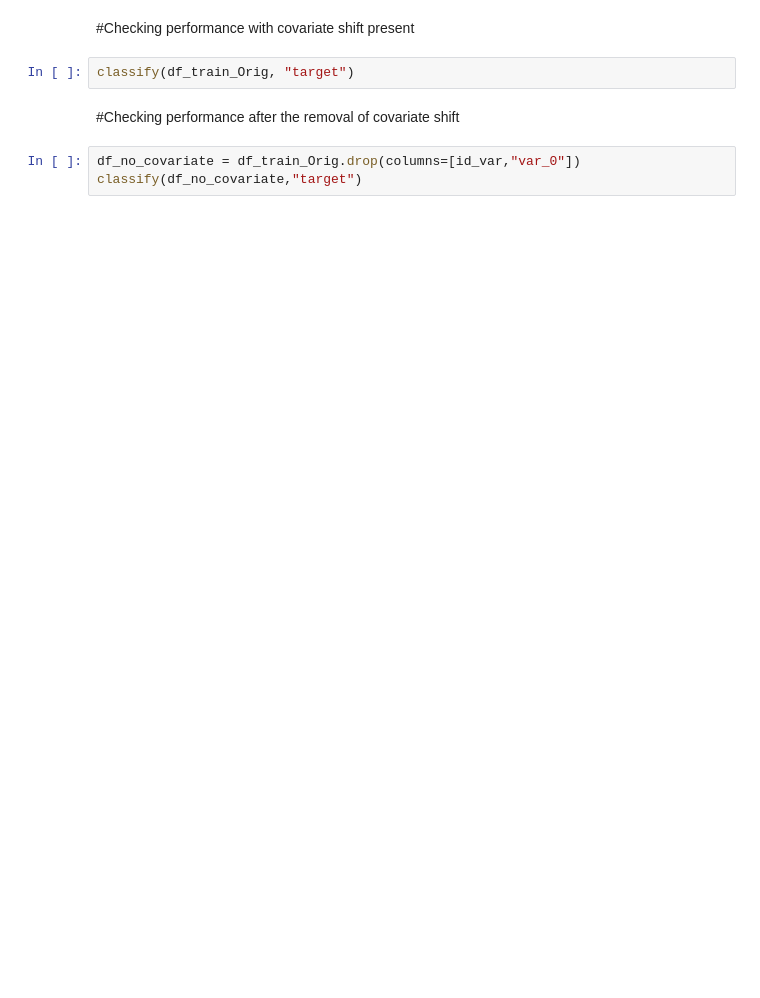
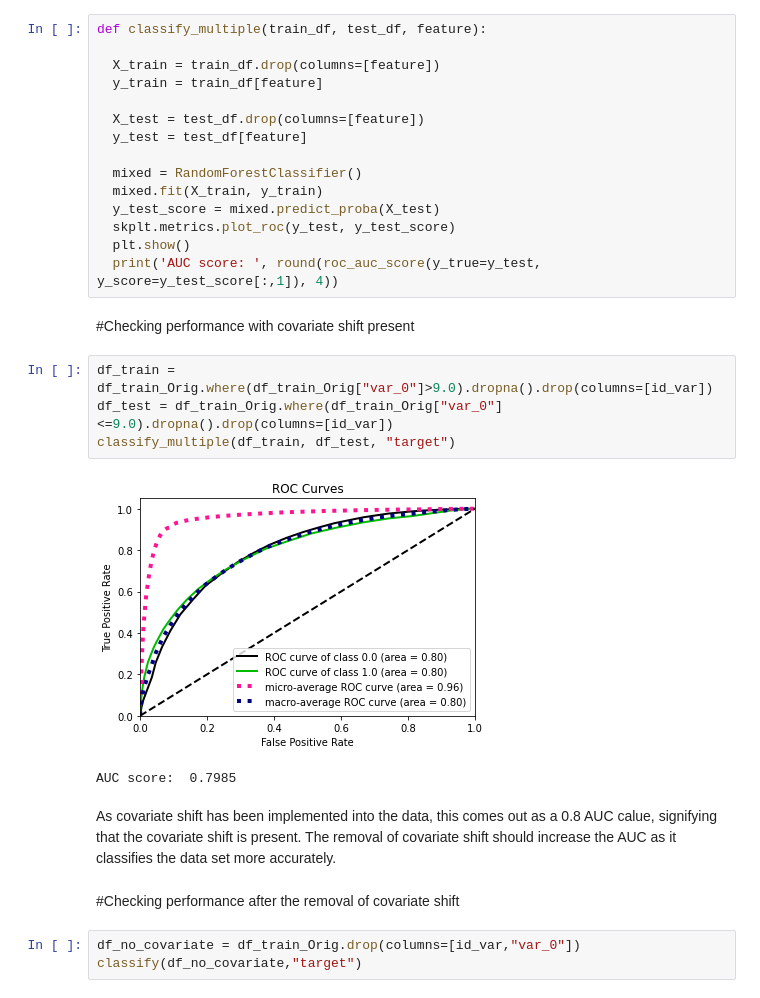
Before and after one commit to kacperkurowski/CE888, a Jupyter notebook: Assignment/Santander-Customer-Transaction-Prediction.ipynb, the cells around one changed output. Drawn from its saved outputs; the diff is of its cells as text; blank space fills up the shorter version.

```diff
--- a/Assignment/Santander-Customer-Transaction-Prediction.ipynb
+++ b/Assignment/Santander-Customer-Transaction-Prediction.ipynb
@@ -138,7 +203,30 @@ After the covariate shift was completely removed from the data it can be seen th
+# %%
+def classify_multiple(train_df, test_df, feature):
+
+  X_train = train_df.drop(columns=[feature])
+  y_train = train_df[feature]
+
+  X_test = test_df.drop(columns=[feature])
+  y_test = test_df[feature]
+
+  mixed = RandomForestClassifier()
+  mixed.fit(X_train, y_train)
+  y_test_score = mixed.predict_proba(X_test)
+  skplt.metrics.plot_roc(y_test, y_test_score)
+  plt.show()
+  print('AUC score: ', round(roc_auc_score(y_true=y_test, y_score=y_test_score[:,1]), 4))
 # %% [markdown]
 #Checking performance with covariate shift present
-# %%
-classify(df_train_Orig, "target")
+# %%
+df_train = df_train_Orig.where(df_train_Orig["var_0"]>9.0).dropna().drop(columns=[id_var])
+df_test = df_train_Orig.where(df_train_Orig["var_0"]<=9.0).dropna().drop(columns=[id_var])
+classify_multiple(df_train, df_test, "target")
+# %% [output]
+[figure, added]
+AUC score:  0.7985
+# %% [markdown]
+As covariate shift has been implemented into the data, this comes out as a 0.8 AUC calue, signifying that the covariate shift is present.
+The removal of covariate shift should increase the AUC as it classifies the data set more accurately.
 # %% [markdown]
 #Checking performance after the removal of covariate shift
 # %%
```
Also changed, not shown: parts of 18 cells of this notebook.
